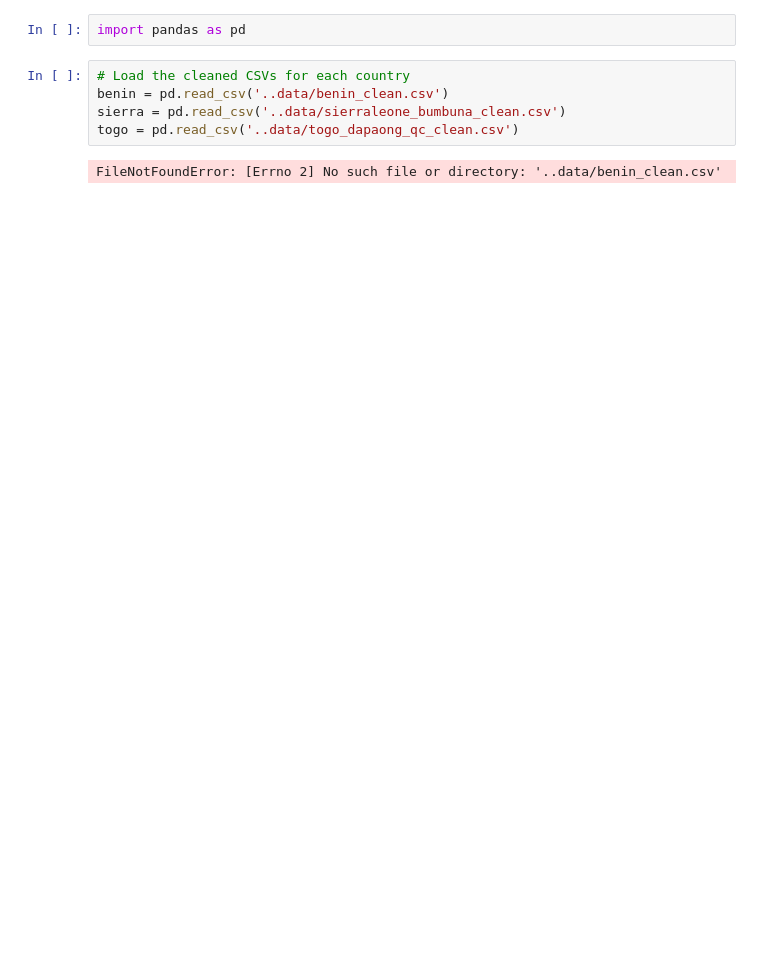
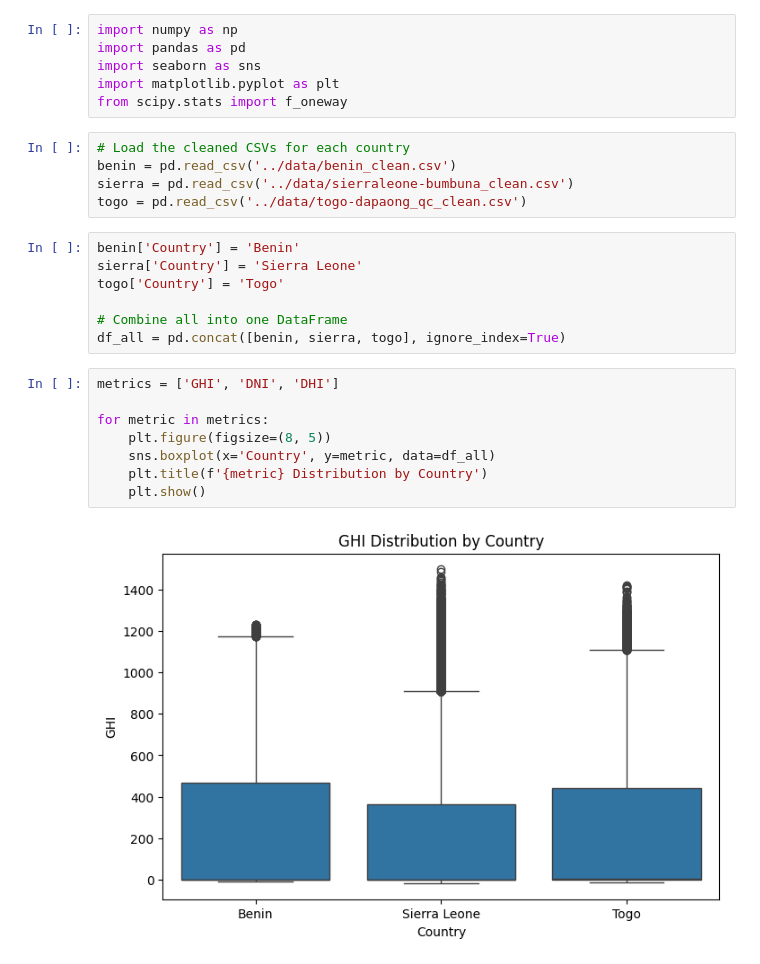
Before and after one commit to LidetuTadesse/solar-challenge-week1, a Jupyter notebook: notebooks/compare_countries.ipynb, the cells around one changed output. Drawn from its saved outputs; the diff is of its cells as text; blank space fills up the shorter version.

Commit message:
updates: compare countries by fixing file link error

```diff
--- a/notebooks/compare_countries.ipynb
+++ b/notebooks/compare_countries.ipynb
@@ -1,9 +1,28 @@
 # %%
+import numpy as np
 import pandas as pd
+import seaborn as sns
+import matplotlib.pyplot as plt
+from scipy.stats import f_oneway
 # %%
 # Load the cleaned CSVs for each country
-benin = pd.read_csv('..data/benin_clean.csv')
-sierra = pd.read_csv('..data/sierraleone_bumbuna_clean.csv')
-togo = pd.read_csv('..data/togo_dapaong_qc_clean.csv')
+benin = pd.read_csv('../data/benin_clean.csv')
+sierra = pd.read_csv('../data/sierraleone-bumbuna_clean.csv')
+togo = pd.read_csv('../data/togo-dapaong_qc_clean.csv')
-# %% [output]
-FileNotFoundError: [Errno 2] No such file or directory: '..data/benin_clean.csv'
+# %%
+benin['Country'] = 'Benin'
+sierra['Country'] = 'Sierra Leone'
+togo['Country'] = 'Togo'
+
+# Combine all into one DataFrame
+df_all = pd.concat([benin, sierra, togo], ignore_index=True)
+# %%
+metrics = ['GHI', 'DNI', 'DHI']
+
+for metric in metrics:
+    plt.figure(figsize=(8, 5))
+    sns.boxplot(x='Country', y=metric, data=df_all)
+    plt.title(f'{metric} Distribution by Country')
+    plt.show()
+# %% [output]
+[figure, added]
```
Also changed, not shown: parts of 4 cells of this notebook.
